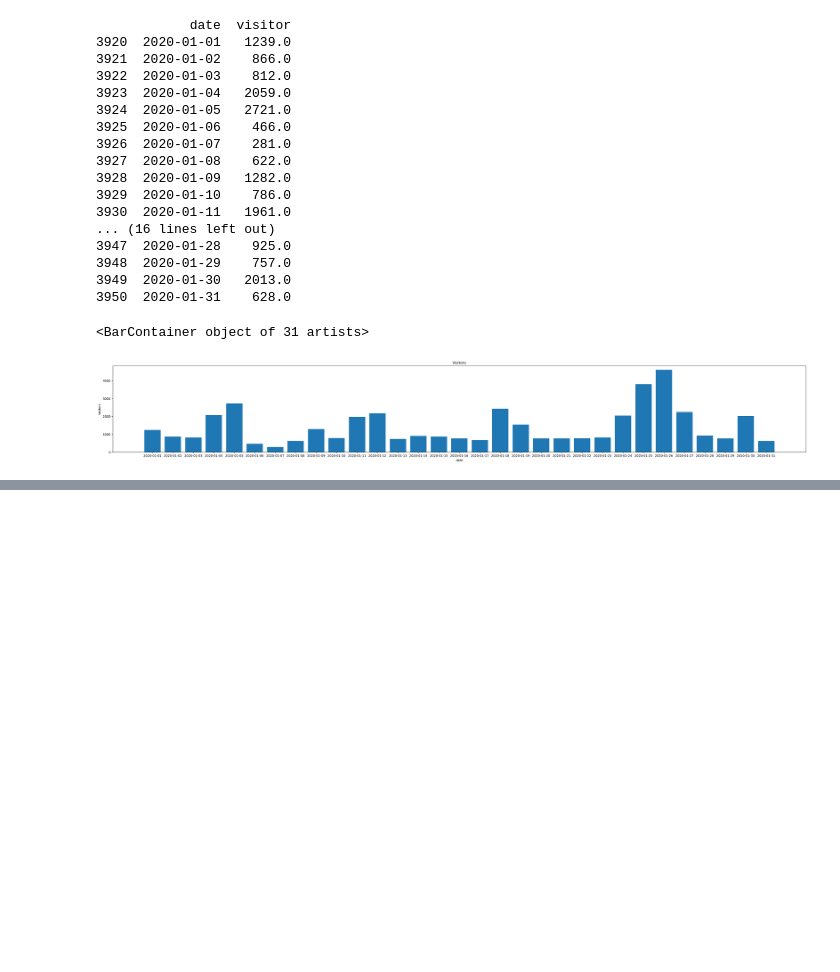
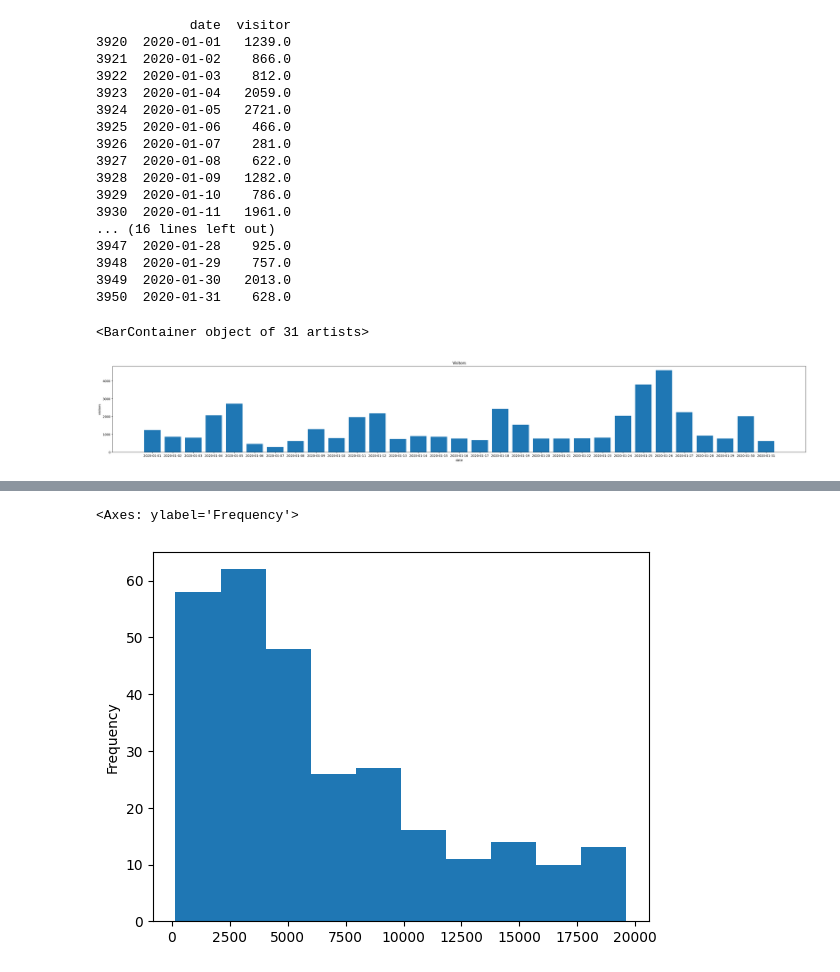
Before and after one commit to jrary/DataScienceTermProject, a Jupyter notebook: src/dataVisualization.ipynb, the cells around one changed output, grey strips where cells are left out. Cells and saved outputs as stored; diff of their text form; code cells hidden in the pictures; blank space fills up the shorter version.

```diff
--- a/src/dataVisualization.ipynb
+++ b/src/dataVisualization.ipynb
@@ -688,0 +898,5 @@ plt.bar(df['date'],df['visitor'])
+# %%
+fil_df['visitor'].plot(kind='hist')
+# %% [output]
+<Axes: ylabel='Frequency'>
+[figure, added]
```
Also changed, not shown: parts of 26 cells of this notebook.
